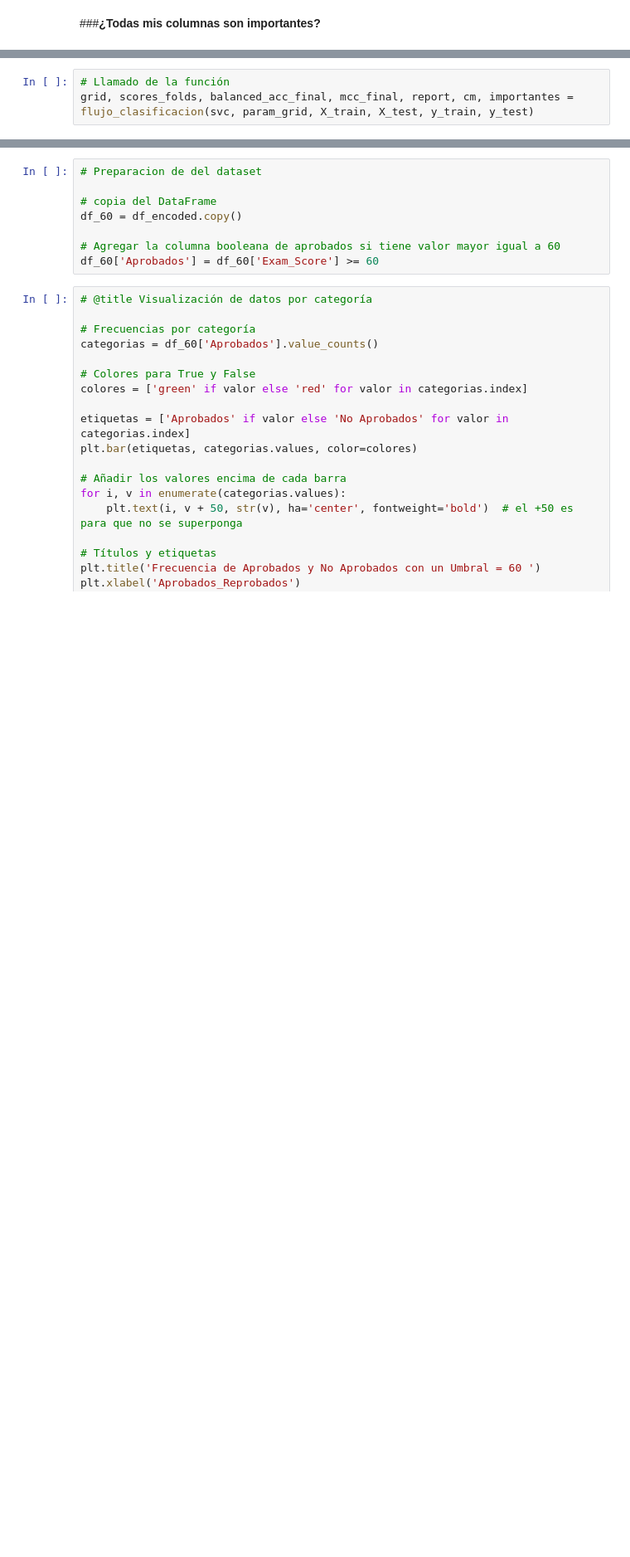
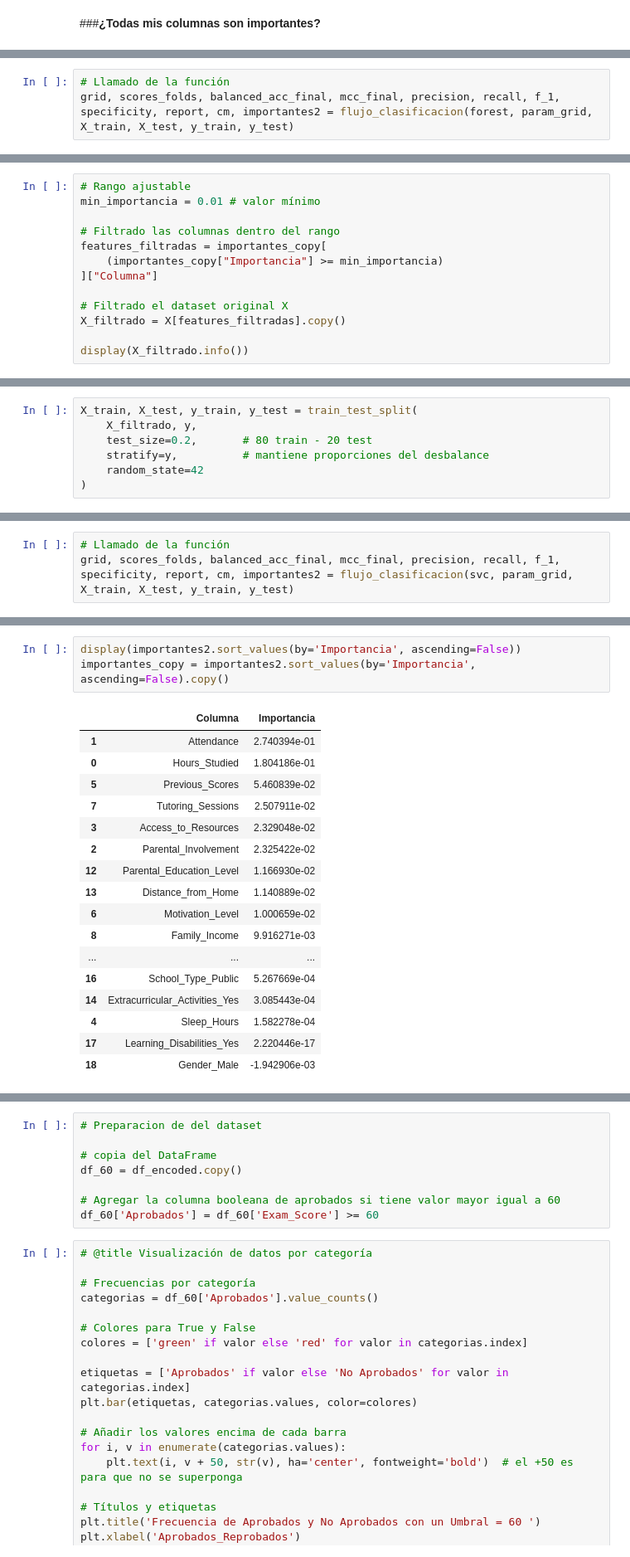
Before and after one commit to JeiGeek/ia1-LosPandas-prediccion_rendimiento_estudiantil, a Jupyter notebook: 02_Supervised_learning.ipynb, the cells around one changed output, grey strips where cells are left out. Shown at 83% size. Drawn from its saved outputs; the diff is of its cells as text; blank space fills up the shorter version.

```diff
--- a/02_Supervised_learning.ipynb
+++ b/02_Supervised_learning.ipynb
@@ -1135,6 +1031,6 @@ param_grid = {
 # %%
 # Llamado de la función
-grid, scores_folds, balanced_acc_final, mcc_final, report, cm, importantes = flujo_clasificacion(svc, param_grid, X_train, X_test, y_train, y_test)
+grid, scores_folds, balanced_acc_final, mcc_final, precision, recall, f_1, specificity, report, cm, importantes2 = flujo_clasificacion(forest, param_grid, X_train, X_test, y_train, y_test)
 # %%
 # Mejores hiperparametros
 print("Mejores hiperparámetros:", grid.best_params_)
@@ -1169,0 +1109,13 @@ weighted avg       0.92      0.92      0.92      1276
+# %%
+# Rango ajustable
+min_importancia = 0.01 # valor mínimo
+
+# Filtrado las columnas dentro del rango
+features_filtradas = importantes_copy[
+    (importantes_copy["Importancia"] >= min_importancia)
+]["Columna"]
+
+# Filtrado el dataset original X
+X_filtrado = X[features_filtradas].copy()
+
+display(X_filtrado.info())
@@ -1169,0 +1144,7 @@ weighted avg       0.92      0.92      0.92      1276
+# %%
+X_train, X_test, y_train, y_test = train_test_split(
+    X_filtrado, y,
+    test_size=0.2,       # 80 train - 20 test
+    stratify=y,          # mantiene proporciones del desbalance
+    random_state=42
+)
@@ -1169,0 +1218,3 @@ weighted avg       0.92      0.92      0.92      1276
+# %%
+# Llamado de la función
+grid, scores_folds, balanced_acc_final, mcc_final, precision, recall, f_1, specificity, report, cm, importantes2 = flujo_clasificacion(svc, param_grid, X_train, X_test, y_train, y_test)
@@ -1169,0 +1297,21 @@ weighted avg       0.92      0.92      0.92      1276
+# %%
+display(importantes2.sort_values(by='Importancia', ascending=False))
+importantes_copy = importantes2.sort_values(by='Importancia', ascending=False).copy()
+# %% [output]
+|  | Columna | Importancia |
+| 1 | Attendance | 2.740394e-01 |
+| 0 | Hours_Studied | 1.804186e-01 |
+| 5 | Previous_Scores | 5.460839e-02 |
+| 7 | Tutoring_Sessions | 2.507911e-02 |
+| 3 | Access_to_Resources | 2.329048e-02 |
+| 2 | Parental_Involvement | 2.325422e-02 |
+| 12 | Parental_Education_Level | 1.166930e-02 |
+| 13 | Distance_from_Home | 1.140889e-02 |
+| 6 | Motivation_Level | 1.000659e-02 |
+| 8 | Family_Income | 9.916271e-03 |
+| ... | ... | ... |
+| 16 | School_Type_Public | 5.267669e-04 |
+| 14 | Extracurricular_Activities_Yes | 3.085443e-04 |
+| 4 | Sleep_Hours | 1.582278e-04 |
+| 17 | Learning_Disabilities_Yes | 2.220446e-17 |
+| 18 | Gender_Male | -1.942906e-03 |
```
Also changed, not shown: parts of 64 cells of this notebook.
